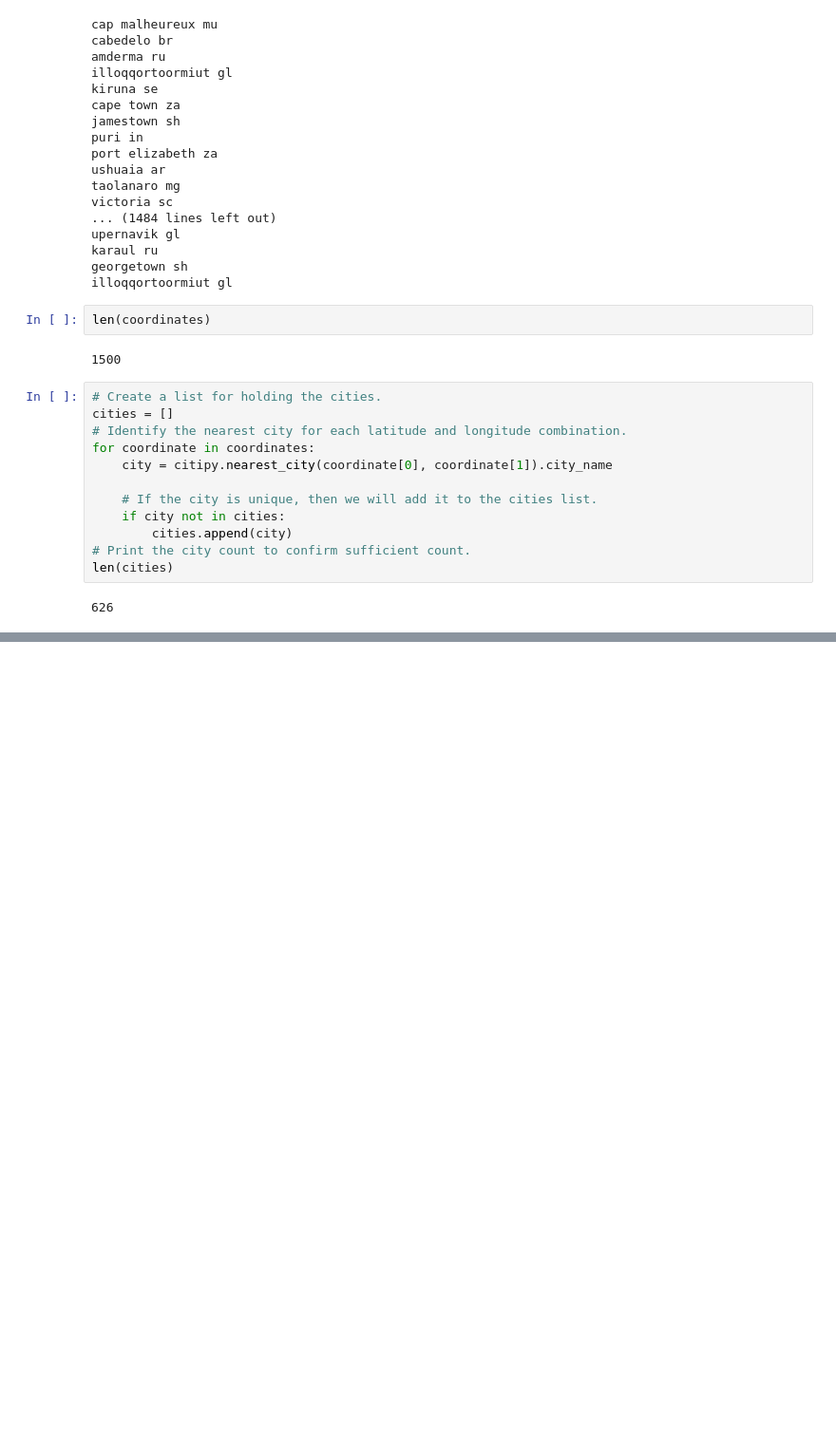
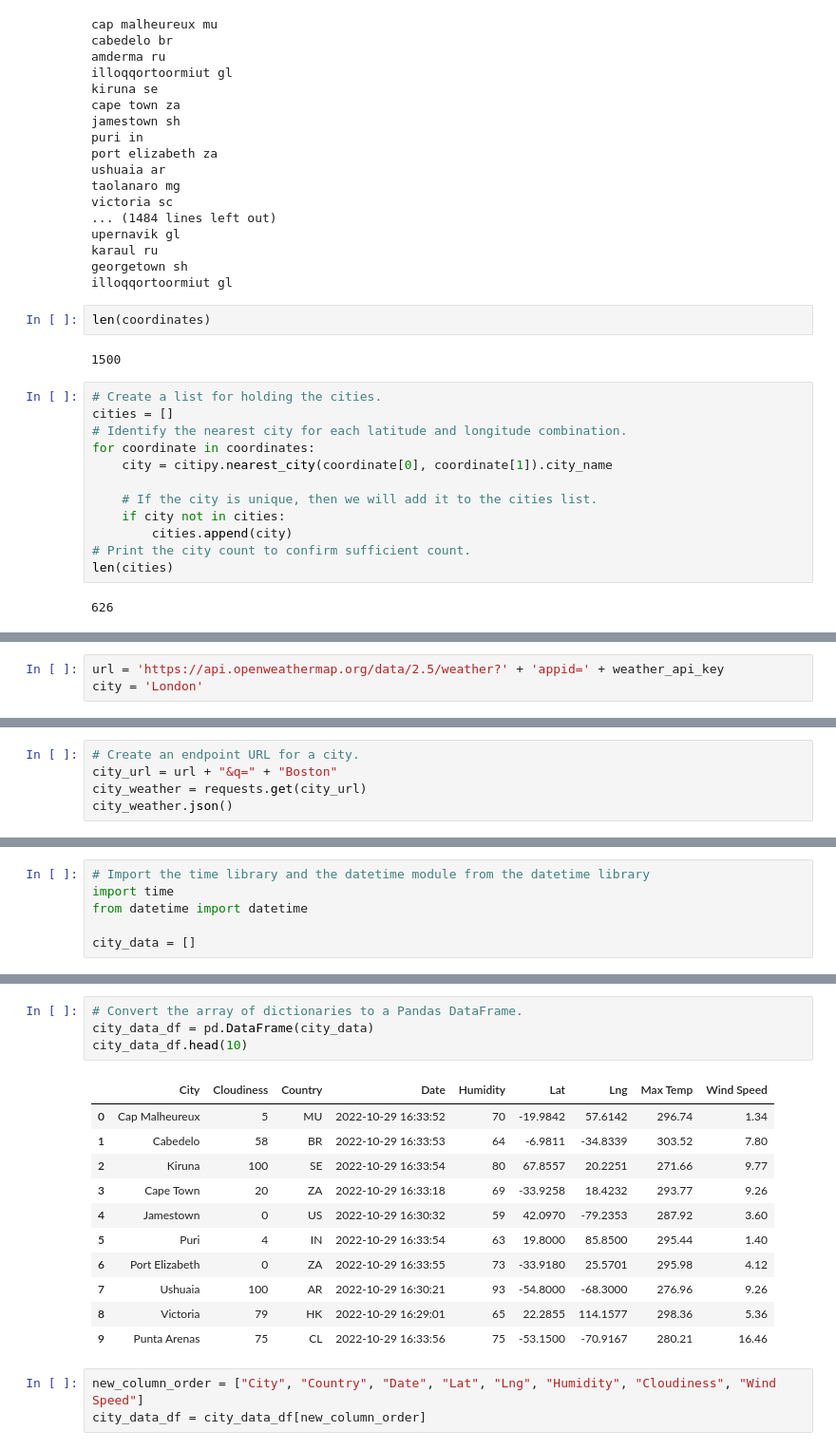
Before and after one commit to ctc43f/World_Weather_Analysis, a Jupyter notebook: WeatherPy.ipynb, the cells around one changed output, grey strips where cells are left out. Shown at 95% size. Cells and saved outputs as stored; diff of their text form; blank space fills up the shorter version.

```diff
--- a/WeatherPy.ipynb
+++ b/WeatherPy.ipynb
@@ -143,0 +150,3 @@ len(cities)
+# %%
+url = 'https://api.openweathermap.org/data/2.5/weather?' + 'appid=' + weather_api_key
+city = 'London'
@@ -143,0 +198,5 @@ len(cities)
+# %%
+# Create an endpoint URL for a city.
+city_url = url + "&q=" + "Boston"
+city_weather = requests.get(city_url)
+city_weather.json()
@@ -143,0 +259,6 @@ len(cities)
+# %%
+# Import the time library and the datetime module from the datetime library
+import time
+from datetime import datetime
+
+city_data = []
@@ -143,0 +345,19 @@ len(cities)
+# %%
+# Convert the array of dictionaries to a Pandas DataFrame.
+city_data_df = pd.DataFrame(city_data)
+city_data_df.head(10)
+# %% [output]
+|  | City | Cloudiness | Country | Date | Humidity | Lat | Lng | Max Temp | Wind Speed |
+| 0 | Cap Malheureux | 5 | MU | 2022-10-29 16:33:52 | 70 | -19.9842 | 57.6142 | 296.74 | 1.34 |
+| 1 | Cabedelo | 58 | BR | 2022-10-29 16:33:53 | 64 | -6.9811 | -34.8339 | 303.52 | 7.80 |
+| 2 | Kiruna | 100 | SE | 2022-10-29 16:33:54 | 80 | 67.8557 | 20.2251 | 271.66 | 9.77 |
+| 3 | Cape Town | 20 | ZA | 2022-10-29 16:33:18 | 69 | -33.9258 | 18.4232 | 293.77 | 9.26 |
+| 4 | Jamestown | 0 | US | 2022-10-29 16:30:32 | 59 | 42.0970 | -79.2353 | 287.92 | 3.60 |
+| 5 | Puri | 4 | IN | 2022-10-29 16:33:54 | 63 | 19.8000 | 85.8500 | 295.44 | 1.40 |
+| 6 | Port Elizabeth | 0 | ZA | 2022-10-29 16:33:55 | 73 | -33.9180 | 25.5701 | 295.98 | 4.12 |
+| 7 | Ushuaia | 100 | AR | 2022-10-29 16:30:21 | 93 | -54.8000 | -68.3000 | 276.96 | 9.26 |
+| 8 | Victoria | 79 | HK | 2022-10-29 16:29:01 | 65 | 22.2855 | 114.1577 | 298.36 | 5.36 |
+| 9 | Punta Arenas | 75 | CL | 2022-10-29 16:33:56 | 75 | -53.1500 | -70.9167 | 280.21 | 16.46 |
+# %%
+new_column_order = ["City", "Country", "Date", "Lat", "Lng", "Humidity", "Cloudiness", "Wind Speed"]
+city_data_df = city_data_df[new_column_order]
```
Also changed, not shown: parts of 20 cells of this notebook, 1 other file.
